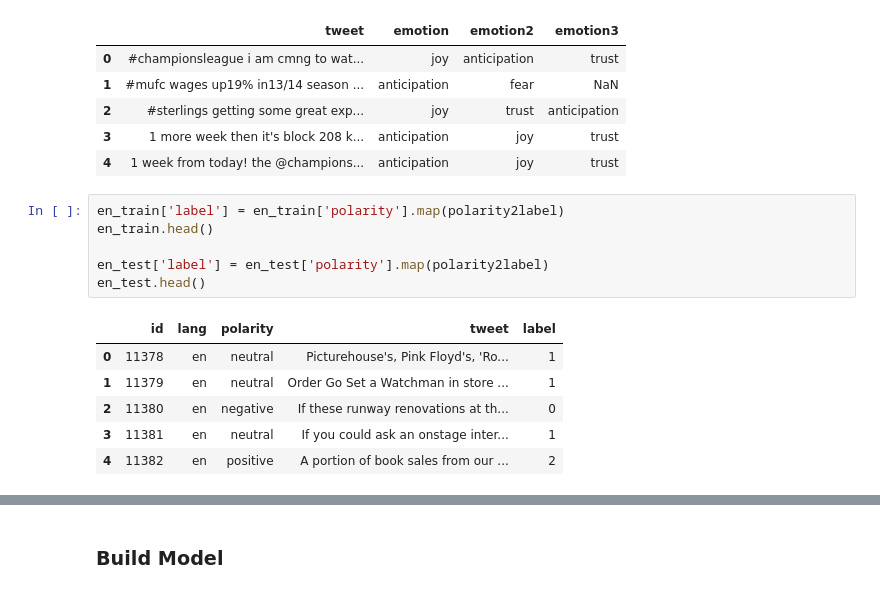
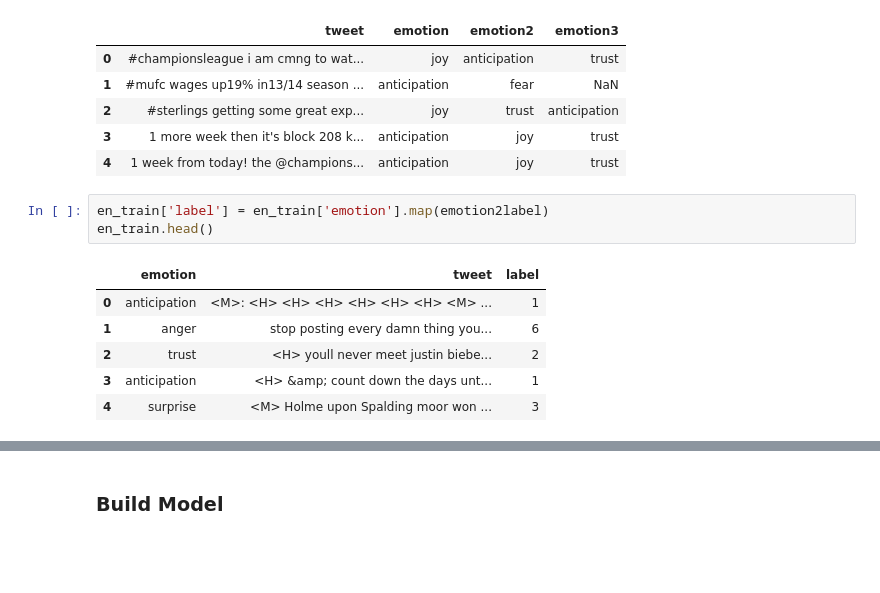
Before and after one commit to eunicebes/Machine-Learning-Course, a Jupyter notebook: CNN_Emotion_Analysis/text-cnn-emotion-52-distance-supervised.ipynb, the cells around one changed output, grey strips where cells are left out. Cells and saved outputs as stored; diff of their text form; blank space fills up the shorter version.

```diff
--- a/CNN_Emotion_Analysis/text-cnn-emotion-52-distance-supervised.ipynb
+++ b/CNN_Emotion_Analysis/text-cnn-emotion-52-distance-supervised.ipynb
@@ -445,15 +450,12 @@ en_test.head()
 | 3 | 1 more week then it's block 208 k... | anticipation | joy | trust |
 | 4 | 1 week from today! the @champions... | anticipation | joy | trust |
 # %%
-en_train['label'] = en_train['polarity'].map(polarity2label)
+en_train['label'] = en_train['emotion'].map(emotion2label)
 en_train.head()
-
-en_test['label'] = en_test['polarity'].map(polarity2label)
-en_test.head()
 # %% [output]
-|  | id | lang | polarity | tweet | label |
-| 0 | 11378 | en | neutral | Picturehouse's, Pink Floyd's, 'Ro... | 1 |
-| 1 | 11379 | en | neutral | Order Go Set a Watchman in store ... | 1 |
-| 2 | 11380 | en | negative | If these runway renovations at th... | 0 |
-| 3 | 11381 | en | neutral | If you could ask an onstage inter... | 1 |
-| 4 | 11382 | en | positive | A portion of book sales from our ... | 2 |
+|  | emotion | tweet | label |
+| 0 | anticipation | <M>: <H> <H> <H> <H> <H> <H> <M> ... | 1 |
+| 1 | anger | stop posting every damn thing you... | 6 |
+| 2 | trust | <H> youll never meet justin biebe... | 2 |
+| 3 | anticipation | <H> &amp; count down the days unt... | 1 |
+| 4 | surprise | <M> Holme upon Spalding moor won ... | 3 |
```
Also changed, not shown: parts of 16 cells of this notebook.
